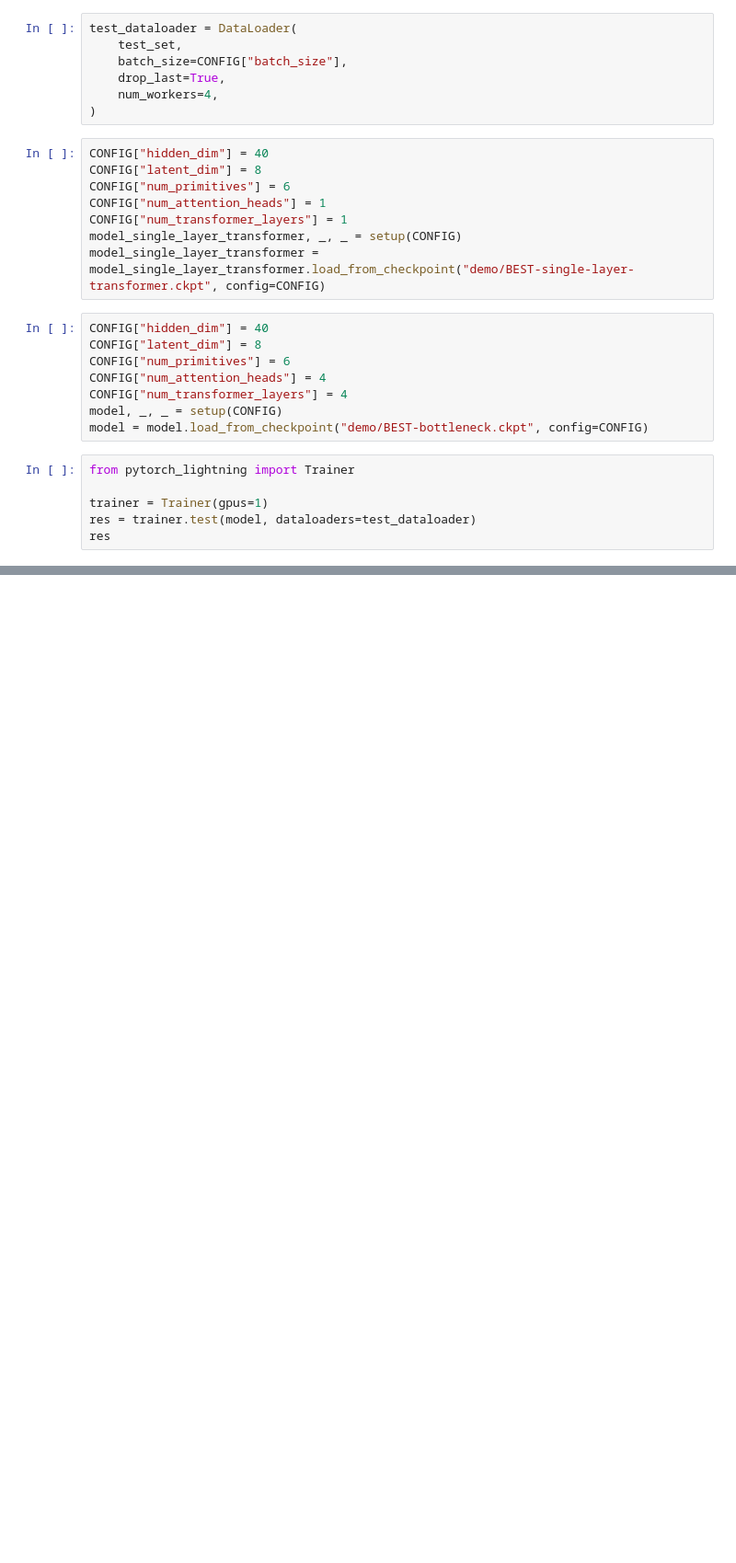
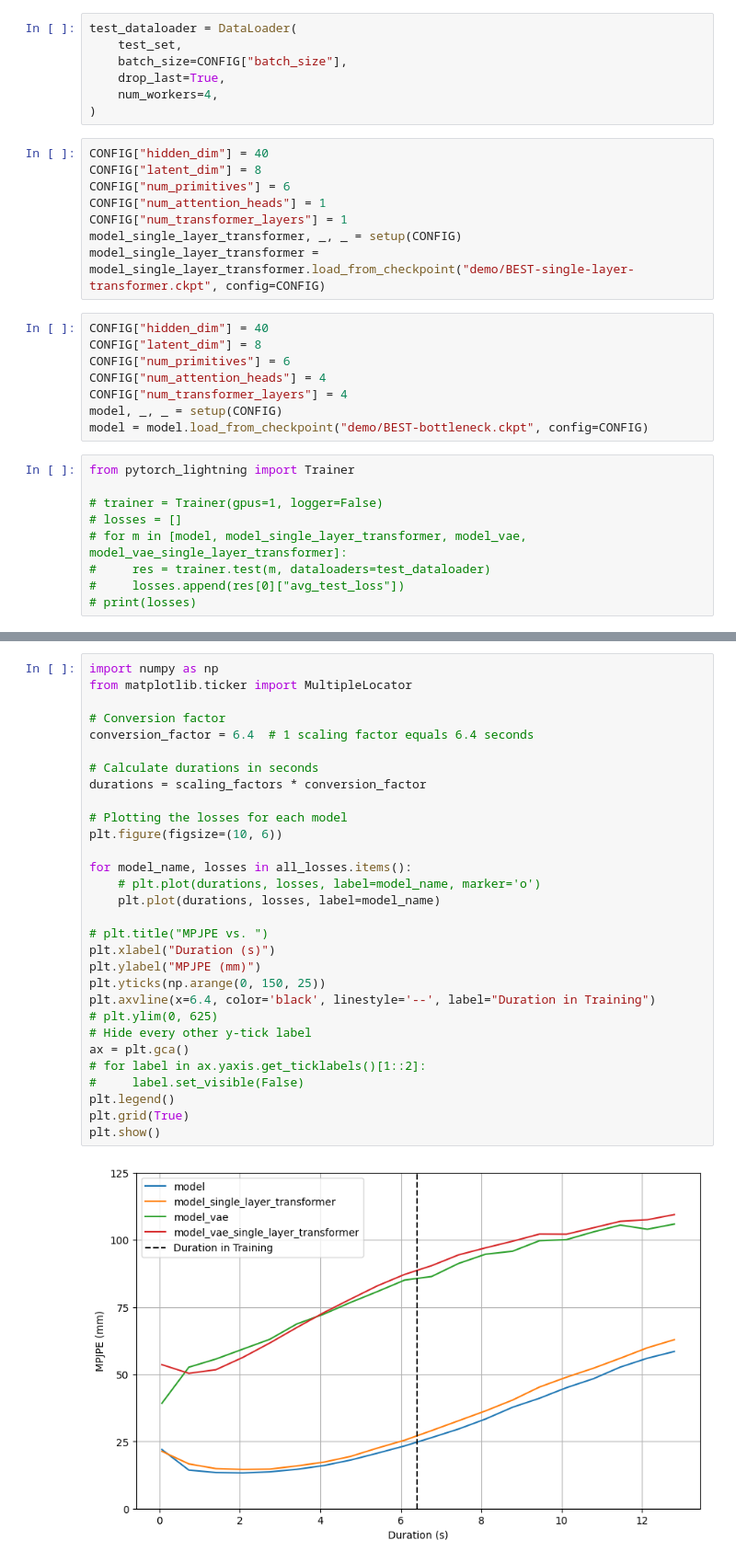
Before and after one commit to rasdani/mp-transformer, a Jupyter notebook: demo/demo.ipynb, the cells around one changed output, grey strips where cells are left out. Shown at 92% size. Saved outputs shown, nothing was run; the diff lists cells and outputs as text; blank space fills up the shorter version.

Commit message:
fix MPJPE loss

```diff
--- a/demo/demo.ipynb
+++ b/demo/demo.ipynb
@@ -53,6 +53,9 @@ model = model.load_from_checkpoint("demo/BEST-bottleneck.ckpt", config=CONFIG)
 # %%
 from pytorch_lightning import Trainer
 
-trainer = Trainer(gpus=1)
-res = trainer.test(model, dataloaders=test_dataloader)
-res
+# trainer = Trainer(gpus=1, logger=False)
+# losses = []
+# for m in [model, model_single_layer_transformer, model_vae, model_vae_single_layer_transformer]:
+#     res = trainer.test(m, dataloaders=test_dataloader)
+#     losses.append(res[0]["avg_test_loss"])
+# print(losses)
@@ -70,0 +162,32 @@ LOCAL_RANK: 0 - CUDA_VISIBLE_DEVICES: [0]
+# %%
+import numpy as np
+from matplotlib.ticker import MultipleLocator
+
+# Conversion factor
+conversion_factor = 6.4  # 1 scaling factor equals 6.4 seconds
+
+# Calculate durations in seconds
+durations = scaling_factors * conversion_factor
+
+# Plotting the losses for each model
+plt.figure(figsize=(10, 6))
+
+for model_name, losses in all_losses.items():
+    # plt.plot(durations, losses, label=model_name, marker='o')
+    plt.plot(durations, losses, label=model_name)
+
+# plt.title("MPJPE vs. ")
+plt.xlabel("Duration (s)")
+plt.ylabel("MPJPE (mm)")
+plt.yticks(np.arange(0, 150, 25))
+plt.axvline(x=6.4, color='black', linestyle='--', label="Duration in Training")
+# plt.ylim(0, 625)
+# Hide every other y-tick label
+ax = plt.gca()
+# for label in ax.yaxis.get_ticklabels()[1::2]:
+#     label.set_visible(False)
+plt.legend()
+plt.grid(True)
+plt.show()
+# %% [output]
+[figure, added]
```
Also changed, not shown: parts of 6 cells of this notebook, 9 other files.
